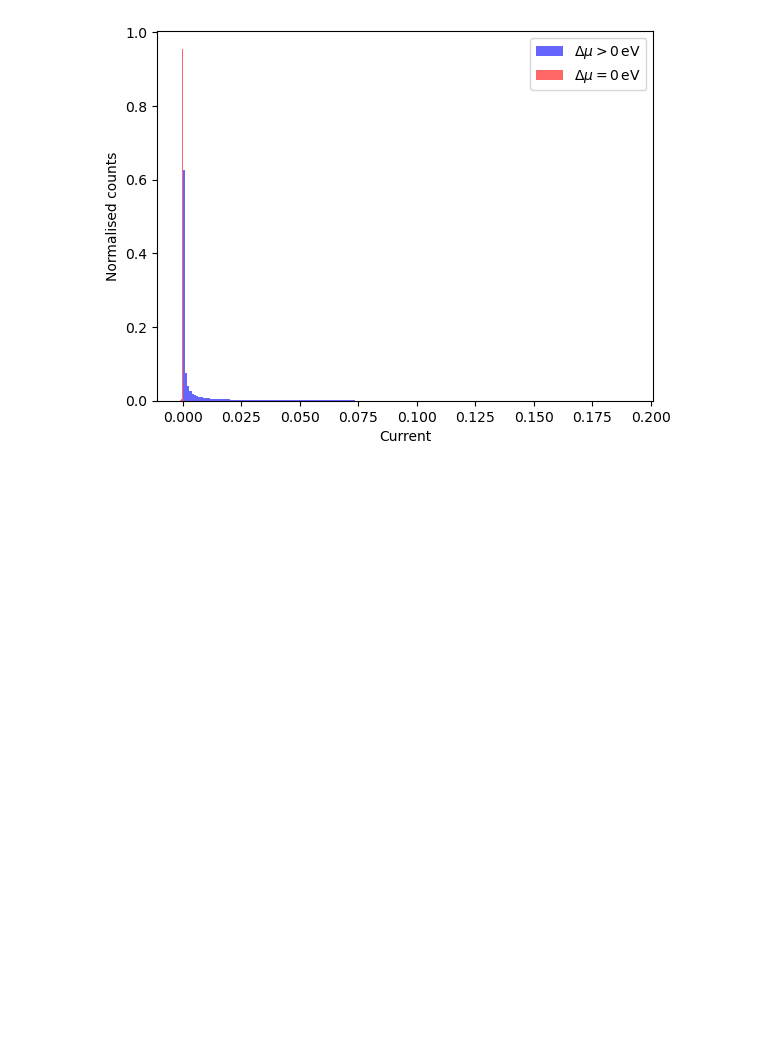
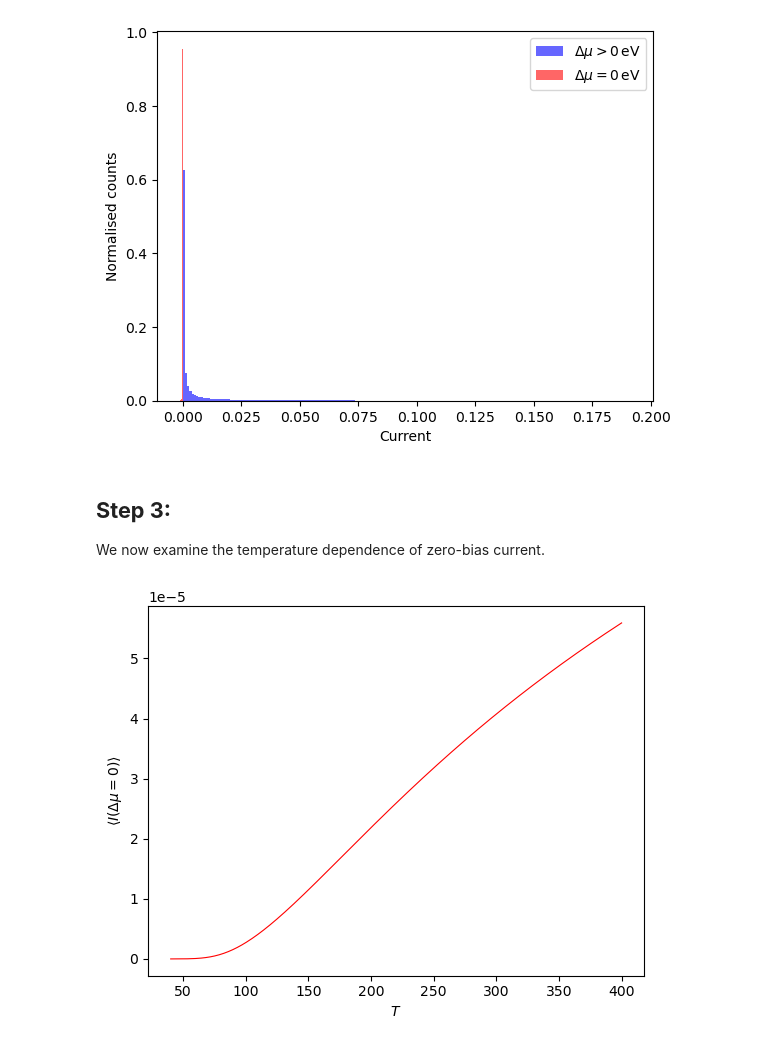
Before and after one commit to ngastellu/spin_boson_2lvl_current, a Jupyter notebook: I_0bias.ipynb, the cells around one changed output. Drawn from its saved outputs; the diff is of its cells as text; code cells hidden in the pictures; blank space fills up the shorter version.

Commit message:
Started slope test. Examined average temperature dependence of zero-bias current.

```diff
--- a/I_0bias.ipynb
+++ b/I_0bias.ipynb
@@ -157,3 +157,18 @@ plt.show()
 0.6266994434137291
 0.9552705627705628
 [figure]
+# %% [markdown]
+## **Step 3:**
+
+We now examine the temperature dependence of zero-bias current.
+# %%
+avg = np.mean(np.abs(I_zero_bias),axis=(0,1))
+std = np.std(np.abs(I_zero_bias),axis=(0,1))
+plt.plot(temp_grid,avg,'r-',lw=0.8)
+#plt.plot(temp_grid,avg+std,'r--',lw=0.8)
+#plt.plot(temp_grid,avg-std,'r--',lw=0.8)
+plt.xlabel('$T$')
+plt.ylabel('$\langle I(\Delta\mu = 0)\\rangle$')
+plt.show()
+# %% [output]
+[figure, added]
```
Also changed, not shown: 4 other files.
